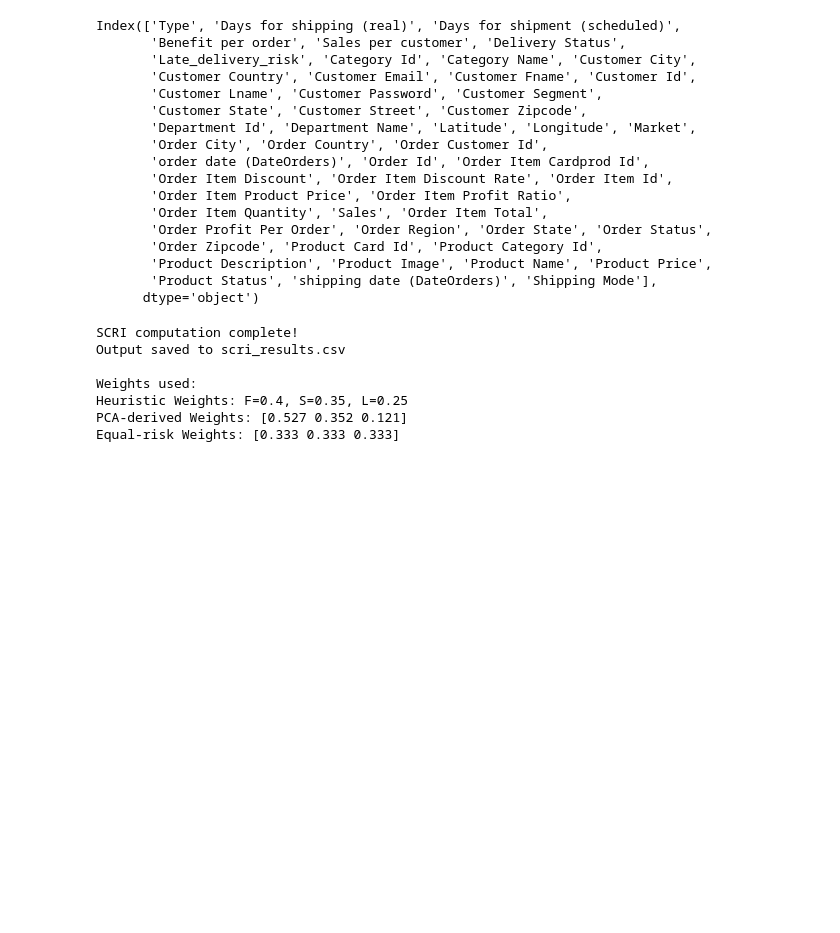
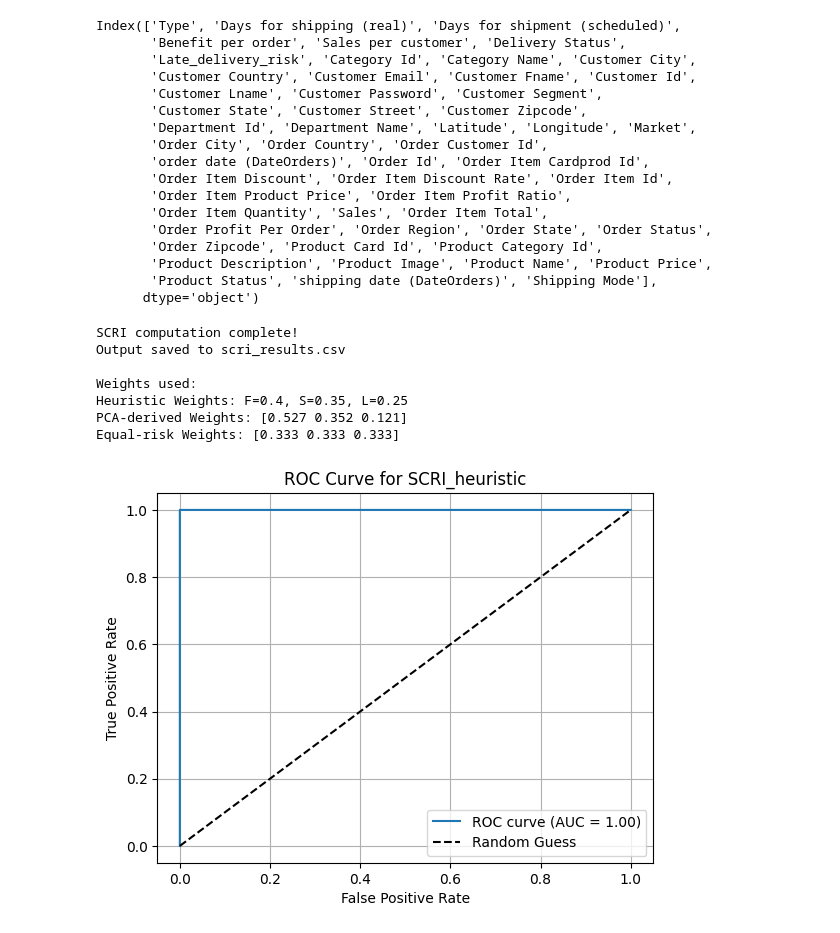
Before and after one commit to 23f2004399/fedex-supply-chain, a Jupyter notebook: scri_final.ipynb, the cells around one changed output. Drawn from its saved outputs; the diff is of its cells as text; code cells hidden in the pictures; blank space fills up the shorter version.

Commit message:
added more scri results

```diff
--- a/scri_final.ipynb
+++ b/scri_final.ipynb
@@ -93,0 +98,2 @@ Equal-risk Weights: [0.333 0.333 0.333]
+# %%
+df = pd.read_csv("scri_results.csv")
@@ -93,0 +102,3 @@ Equal-risk Weights: [0.333 0.333 0.333]
+# %%
+threshold = df['SCRI_heuristic'].quantile(0.50)
+df['label'] = (df['SCRI_heuristic'] >= threshold).astype(int)
@@ -93,0 +107,18 @@ Equal-risk Weights: [0.333 0.333 0.333]
+# %%
+y_true = df['label']
+y_scores = df['SCRI_heuristic']
+# %%
+fpr, tpr, _ = roc_curve(y_true, y_scores)
+roc_auc = auc(fpr, tpr)
+# %%
+plt.figure()
+plt.plot(fpr, tpr, label=f'ROC curve (AUC = {roc_auc:.2f})')
+plt.plot([0, 1], [0, 1], 'k--', label='Random Guess')
+plt.xlabel('False Positive Rate')
+plt.ylabel('True Positive Rate')
+plt.title('ROC Curve for SCRI_heuristic')
+plt.legend(loc='lower right')
+plt.grid(True)
+plt.show()
+# %% [output]
+[figure, added]
```
Also changed, not shown: parts of 10 cells of this notebook, 1 other file.
